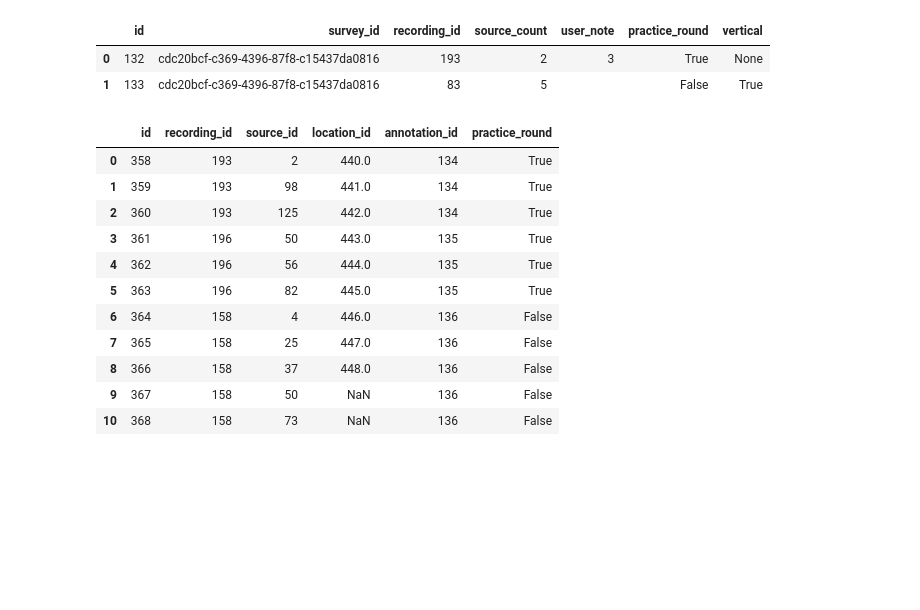
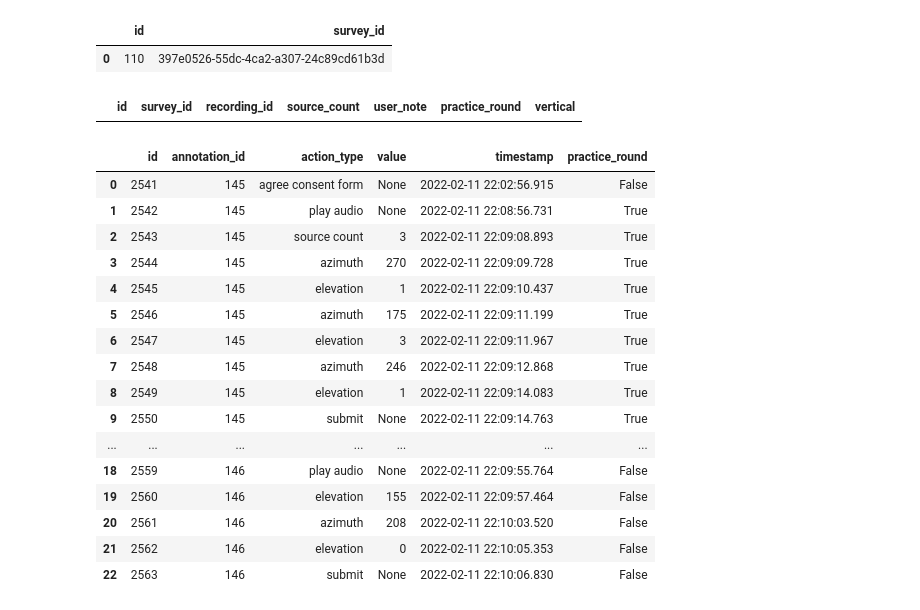
Before and after one commit to ANNIZHENG/Temp-Annotation-Interface, a Jupyter notebook: database/db.ipynb, the cells around one changed output. Saved outputs shown, nothing was run; the diff lists cells and outputs as text; code cells hidden in the pictures; blank space fills up the shorter version.

```diff
--- a/database/db.ipynb
+++ b/database/db.ipynb
@@ -7,8 +7,7 @@ pd.options.display.max_rows = 999
 
 eng = create_engine(db_path)
 # %%
-pd.read_sql('''select * from "Annotation" where survey_id ='cdc20bcf-c369-4396-87f8-c15437da0816' ''',eng)
+pd.read_sql('''select * from "Survey" order by id desc ''',eng).head(1)
 # %% [output]
-|  | id | survey_id | recording_id | source_count | user_note | practice_round | vertical |
-| 0 | 132 | cdc20bcf-c369-4396-87f8-c15437da0816 | 193 | 2 | 3 | True | None |
-| 1 | 133 | cdc20bcf-c369-4396-87f8-c15437da0816 | 83 | 5 |  | False | True |
+|  | id | survey_id |
+| 0 | 110 | 397e0526-55dc-4ca2-a307-24c89cd61b3d |
@@ -17,15 +14,24 @@ pd.read_sql('''select * from "Location" where annotation_id = '133' or annotatio
+# %%
+pd.read_sql('''select * from "Annotation" where survey_id = '397e0526-55dc-4ca2-a307-24c89cd61b3d' ''',eng)
+# %% [output]
+|  | id | survey_id | recording_id | source_count | user_note | practice_round | vertical |
 # %%
-pd.read_sql('''select * from "Confirmation" where annotation_id = '134' or annotation_id = '135' or annotation_id = '136' ''',eng)
+pd.read_sql('''select * from "Interaction" where annotation_id = '' or annotation_id = '' ''',eng)
 # %% [output]
-|  | id | recording_id | source_id | location_id | annotation_id | practice_round |
-| 0 | 358 | 193 | 2 | 440.0 | 134 | True |
-| 1 | 359 | 193 | 98 | 441.0 | 134 | True |
-| 2 | 360 | 193 | 125 | 442.0 | 134 | True |
-| 3 | 361 | 196 | 50 | 443.0 | 135 | True |
-| 4 | 362 | 196 | 56 | 444.0 | 135 | True |
-| 5 | 363 | 196 | 82 | 445.0 | 135 | True |
-| 6 | 364 | 158 | 4 | 446.0 | 136 | False |
-| 7 | 365 | 158 | 25 | 447.0 | 136 | False |
-| 8 | 366 | 158 | 37 | 448.0 | 136 | False |
-| 9 | 367 | 158 | 50 | NaN | 136 | False |
-| 10 | 368 | 158 | 73 | NaN | 136 | False |
+|  | id | annotation_id | action_type | value | timestamp | practice_round |
+| 0 | 2541 | 145 | agree consent form | None | 2022-02-11 22:02:56.915 | False |
+| 1 | 2542 | 145 | play audio | None | 2022-02-11 22:08:56.731 | True |
+| 2 | 2543 | 145 | source count | 3 | 2022-02-11 22:09:08.893 | True |
+| 3 | 2544 | 145 | azimuth | 270 | 2022-02-11 22:09:09.728 | True |
+| 4 | 2545 | 145 | elevation | 1 | 2022-02-11 22:09:10.437 | True |
+| 5 | 2546 | 145 | azimuth | 175 | 2022-02-11 22:09:11.199 | True |
+| 6 | 2547 | 145 | elevation | 3 | 2022-02-11 22:09:11.967 | True |
+| 7 | 2548 | 145 | azimuth | 246 | 2022-02-11 22:09:12.868 | True |
+| 8 | 2549 | 145 | elevation | 1 | 2022-02-11 22:09:14.083 | True |
+| 9 | 2550 | 145 | submit | None | 2022-02-11 22:09:14.763 | True |
+| ... | ... | ... | ... | ... | ... | ... |
+| 18 | 2559 | 146 | play audio | None | 2022-02-11 22:09:55.764 | False |
+| 19 | 2560 | 146 | elevation | 155 | 2022-02-11 22:09:57.464 | False |
+| 20 | 2561 | 146 | azimuth | 208 | 2022-02-11 22:10:03.520 | False |
+| 21 | 2562 | 146 | elevation | 0 | 2022-02-11 22:10:05.353 | False |
+| 22 | 2563 | 146 | submit | None | 2022-02-11 22:10:06.830 | False |
```
Also changed, not shown: parts of 6 cells of this notebook, 5 other files.
